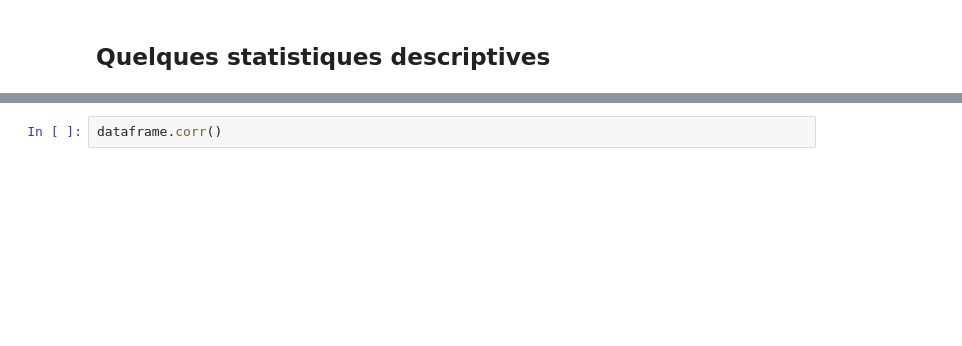
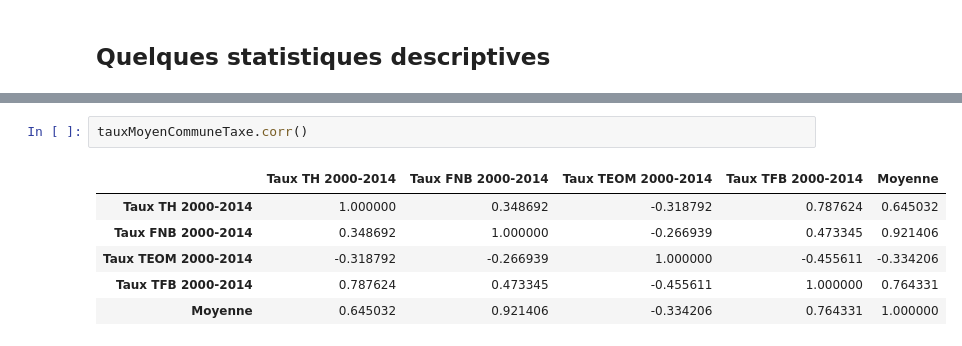
Before and after one commit to BrunFlorimond/ExercicesDataScience, a Jupyter notebook: APIetJSON/JsonTaxeHabitation.ipynb, the cells around one changed output, grey strips where cells are left out. Drawn from its saved outputs; the diff is of its cells as text; blank space fills up the shorter version.

Commit message:
MAJ JsonTaxeHabitation Suite a URL expiré

```diff
--- a/APIetJSON/JsonTaxeHabitation.ipynb
+++ b/APIetJSON/JsonTaxeHabitation.ipynb
@@ -72,2 +97,9 @@ with sns.axes_style("whitegrid"):
 # %%
-dataframe.corr()
+tauxMoyenCommuneTaxe.corr()
+# %% [output]
+|  | Taux TH 2000-2014 | Taux FNB 2000-2014 | Taux TEOM 2000-2014 | Taux TFB 2000-2014 | Moyenne |
+| Taux TH 2000-2014 | 1.000000 | 0.348692 | -0.318792 | 0.787624 | 0.645032 |
+| Taux FNB 2000-2014 | 0.348692 | 1.000000 | -0.266939 | 0.473345 | 0.921406 |
+| Taux TEOM 2000-2014 | -0.318792 | -0.266939 | 1.000000 | -0.455611 | -0.334206 |
+| Taux TFB 2000-2014 | 0.787624 | 0.473345 | -0.455611 | 1.000000 | 0.764331 |
+| Moyenne | 0.645032 | 0.921406 | -0.334206 | 0.764331 | 1.000000 |
```
Also changed, not shown: parts of 7 cells of this notebook.
